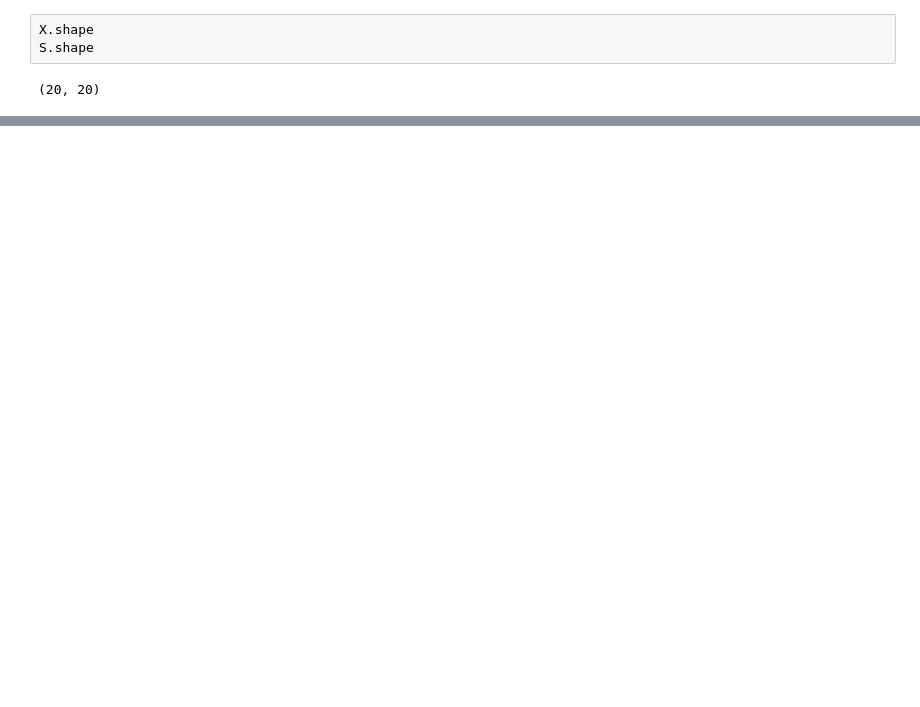
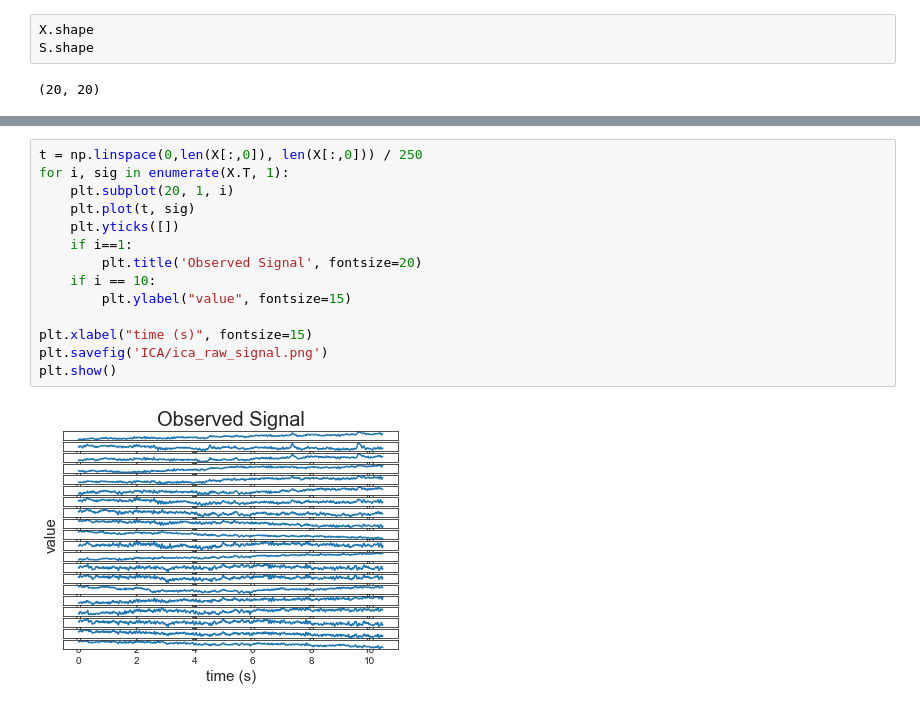
Before and after one commit to Vincent-syr/20MathModelCode, a Jupyter notebook: Untitled.ipynb, the cells around one changed output, grey strips where cells are left out. Drawn from its saved outputs; the diff is of its cells as text; blank space fills up the shorter version.

```diff
--- a/Untitled.ipynb
+++ b/Untitled.ipynb
@@ -736,0 +806,16 @@ S.shape
+# %%
+t = np.linspace(0,len(X[:,0]), len(X[:,0])) / 250
+for i, sig in enumerate(X.T, 1):
+    plt.subplot(20, 1, i)
+    plt.plot(t, sig)
+    plt.yticks([])
+    if i==1:
+        plt.title('Observed Signal', fontsize=20)
+    if i == 10:
+        plt.ylabel("value", fontsize=15)
+
+plt.xlabel("time (s)", fontsize=15)
+plt.savefig('ICA/ica_raw_signal.png')
+plt.show()
+# %% [output]
+[figure, added]
```
Also changed, not shown: parts of 23 cells of this notebook, 50 other files.
